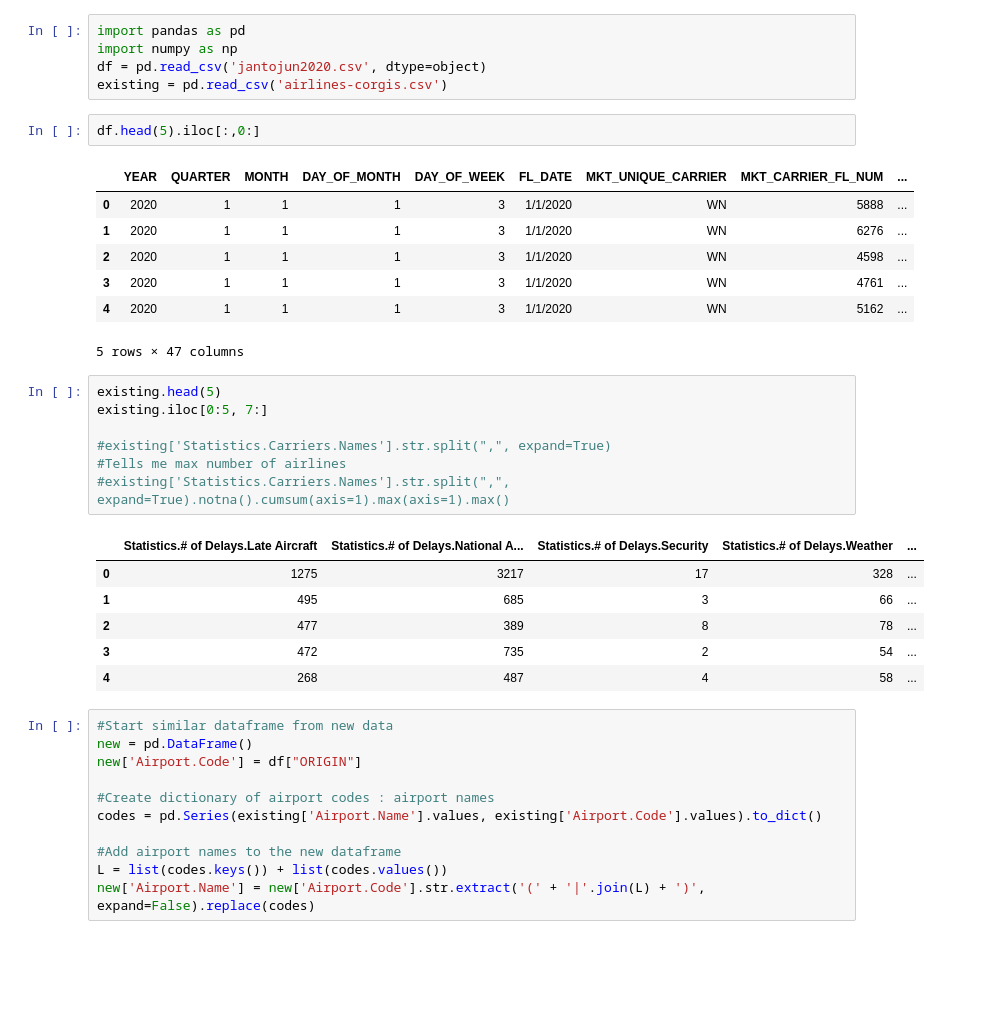
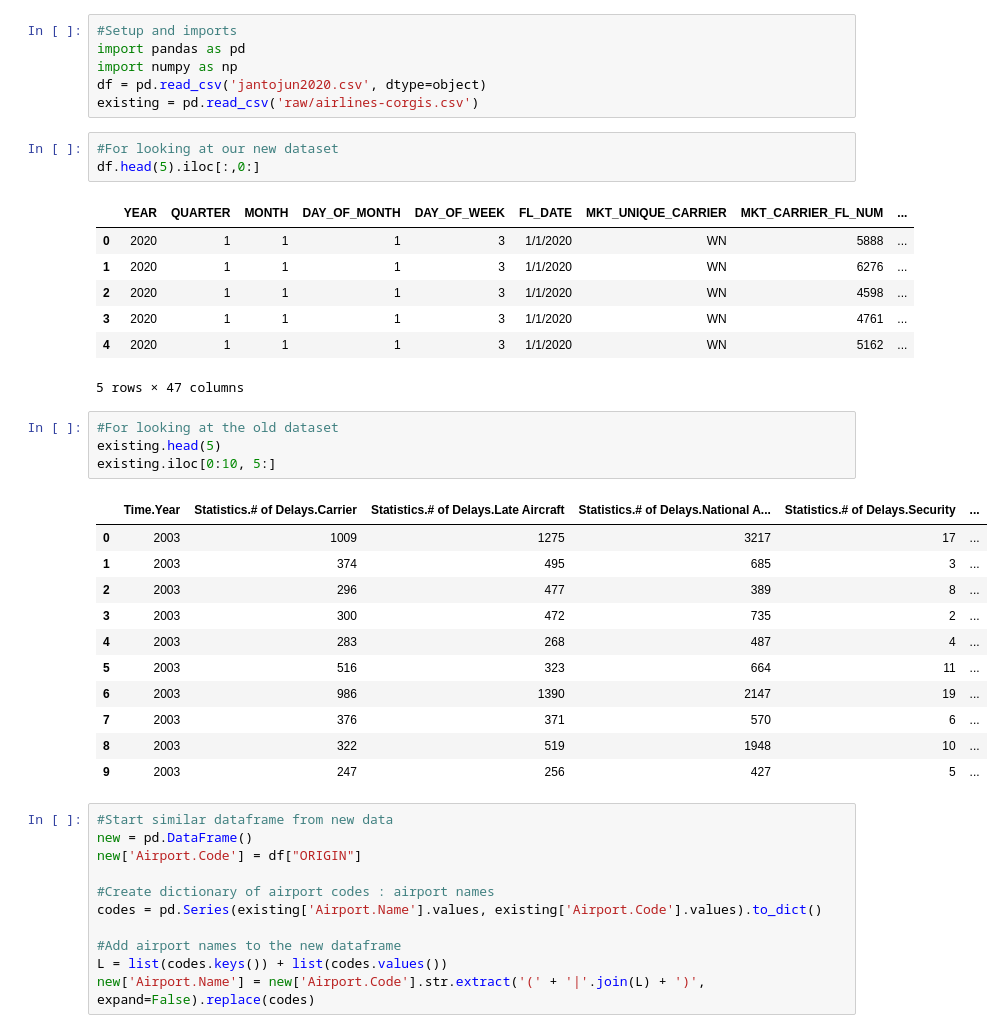
Before and after one commit to copl68/367DataScience, a Jupyter notebook: CORGISIntro/Combine.ipynb, the cells around one changed output. Drawn from its saved outputs; the diff is of its cells as text; blank space fills up the shorter version.

```diff
--- a/CORGISIntro/Combine.ipynb
+++ b/CORGISIntro/Combine.ipynb
@@ -1,9 +1,11 @@
 # %%
+#Setup and imports
 import pandas as pd
 import numpy as np
 df = pd.read_csv('jantojun2020.csv', dtype=object)
-existing = pd.read_csv('airlines-corgis.csv')
+existing = pd.read_csv('raw/airlines-corgis.csv')
 # %%
+#For looking at our new dataset
 df.head(5).iloc[:,0:]
 # %% [output]
 |  | YEAR | QUARTER | MONTH | DAY_OF_MONTH | DAY_OF_WEEK | FL_DATE | MKT_UNIQUE_CARRIER | MKT_CARRIER_FL_NUM | ... |
@@ -13,20 +15,22 @@ df.head(5).iloc[:,0:]
 | 3 | 2020 | 1 | 1 | 1 | 3 | 1/1/2020 | WN | 4761 | ... |
 | 4 | 2020 | 1 | 1 | 1 | 3 | 1/1/2020 | WN | 5162 | ... |
 5 rows × 47 columns
-# %%
-existing.head(5)
-existing.iloc[0:5, 7:]
-
-#existing['Statistics.Carriers.Names'].str.split(",", expand=True)
-#Tells me max number of airlines
-#existing['Statistics.Carriers.Names'].str.split(",", expand=True).notna().cumsum(axis=1).max(axis=1).max()
-# %% [output]
-|  | Statistics.# of Delays.Late Aircraft | Statistics.# of Delays.National A... | Statistics.# of Delays.Security | Statistics.# of Delays.Weather | ... |
-| 0 | 1275 | 3217 | 17 | 328 | ... |
-| 1 | 495 | 685 | 3 | 66 | ... |
-| 2 | 477 | 389 | 8 | 78 | ... |
-| 3 | 472 | 735 | 2 | 54 | ... |
-| 4 | 268 | 487 | 4 | 58 | ... |
+# %%
+#For looking at the old dataset
+existing.head(5)
+existing.iloc[0:10, 5:]
+# %% [output]
+|  | Time.Year | Statistics.# of Delays.Carrier | Statistics.# of Delays.Late Aircraft | Statistics.# of Delays.National A... | Statistics.# of Delays.Security | ... |
+| 0 | 2003 | 1009 | 1275 | 3217 | 17 | ... |
+| 1 | 2003 | 374 | 495 | 685 | 3 | ... |
+| 2 | 2003 | 296 | 477 | 389 | 8 | ... |
+| 3 | 2003 | 300 | 472 | 735 | 2 | ... |
+| 4 | 2003 | 283 | 268 | 487 | 4 | ... |
+| 5 | 2003 | 516 | 323 | 664 | 11 | ... |
+| 6 | 2003 | 986 | 1390 | 2147 | 19 | ... |
+| 7 | 2003 | 376 | 371 | 570 | 6 | ... |
+| 8 | 2003 | 322 | 519 | 1948 | 10 | ... |
+| 9 | 2003 | 247 | 256 | 427 | 5 | ... |
 # %%
 #Start similar dataframe from new data
 new = pd.DataFrame()
```
Also changed, not shown: parts of 6 cells of this notebook, 3 other files.
